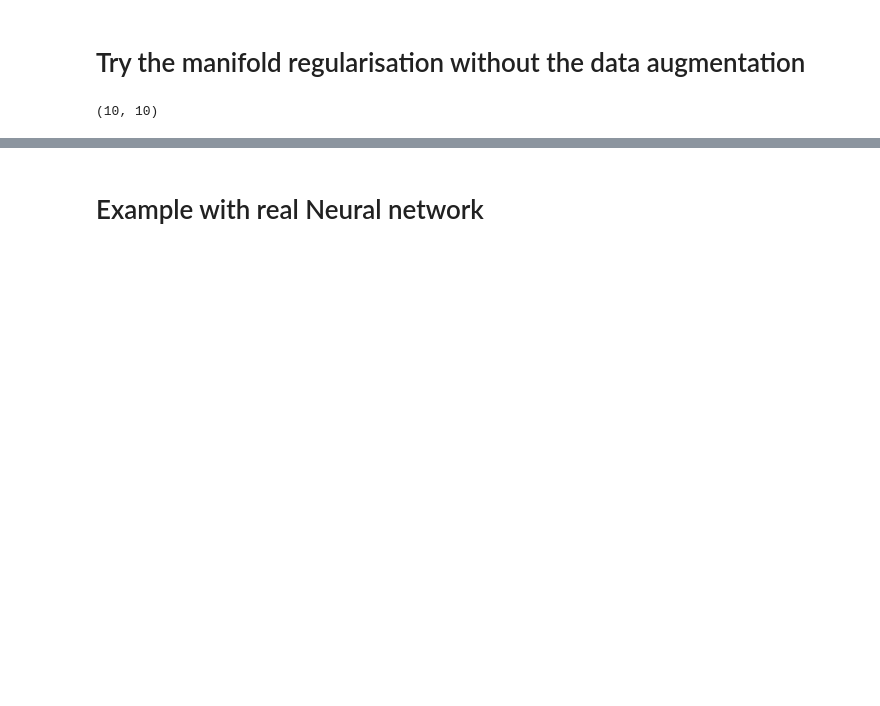
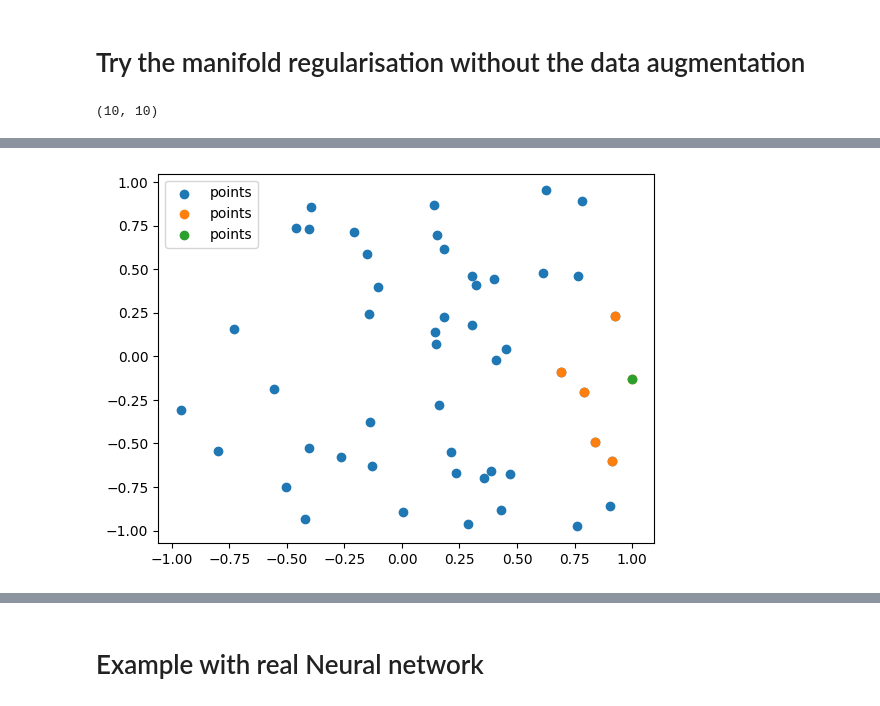
Before and after one commit to alaignelet/optimal_control, a Jupyter notebook: data_augmentation.ipynb, the cells around one changed output, grey strips where cells are left out. Cells and saved outputs as stored; diff of their text form; code cells hidden in the pictures; blank space fills up the shorter version.

```diff
--- a/data_augmentation.ipynb
+++ b/data_augmentation.ipynb
@@ -215,0 +337,11 @@ ax.plot_surface(X, Y, Z.detach().cpu().numpy(), cmap='viridis');
+# %%
+fig, ax = plt.subplots()
+ax.scatter( xInt[:-1, 0].detach(), xInt[:-1, 1].detach(), label='points' )
+
+
+closePoints = xInt[np.where( distanceMatrix[-1] > 0.3 )[0]]
+ax.scatter( closePoints[:, 0].detach(), closePoints[:, 1].detach(), label='points' )
+ax.scatter( xInt[-1, 0].detach(), xInt[-1, 1].detach(), label='points' )
+ax.legend();
+# %% [output]
+[figure, added]
```
Also changed, not shown: parts of 18 cells of this notebook, 1 other file.
